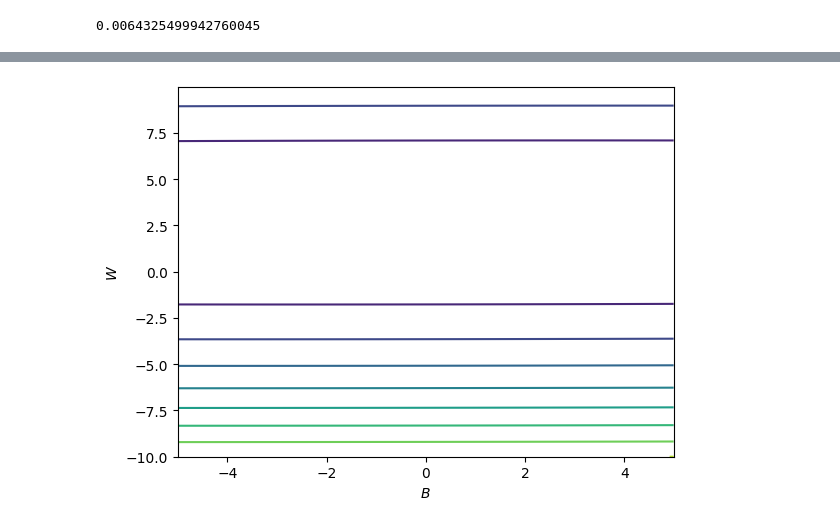
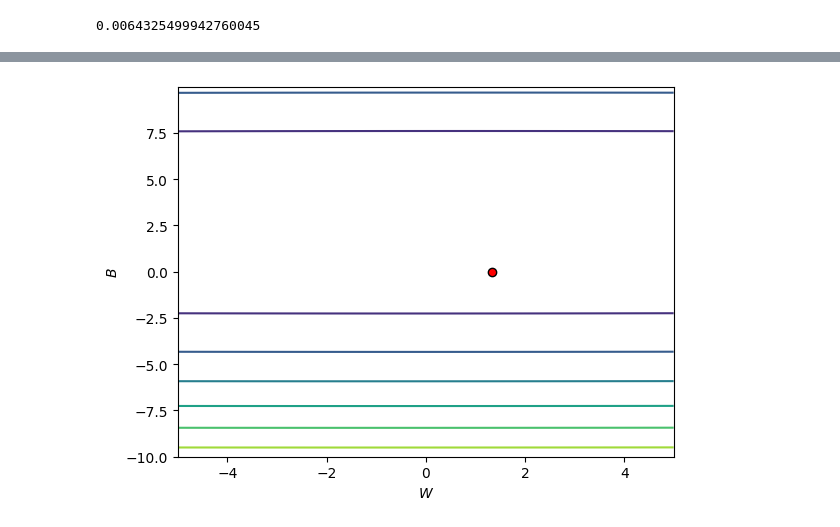
Before and after one commit to anoban/Supervised-Machine-Learning-Regression-and-Classification, a Jupyter notebook: anoban/Cost Function Intuition.ipynb, the cells around one changed output, grey strips where cells are left out. Cells and saved outputs as stored; diff of their text form; code cells hidden in the pictures.

```diff
--- a/anoban/Cost Function Intuition.ipynb
+++ b/anoban/Cost Function Intuition.ipynb
@@ -323,7 +323,8 @@ plt.show()
 # LET'S LOOK AT A POOR APPROPRIATION OF A MODEL
 
 X = np.random.randint(low = -100, high = 100, size = 500)
-M = 1.32654
+W = 1.32654
+B = 0
 Y = M * X + np.random.normal(loc = 0, scale = 20, size = 500)  # B is implicitly 0, as we use a 0 centred normal distribution
 # %%
 fig, axes = plt.subplots()
@@ -372,15 +373,18 @@ plt.show()
 # %%
 # the 3D plot shows that the cost doesn't change much with B, the bias term for this model (true)
-# and the contour plot is in agreement with that too, as the lines run parallel to the x axis (B)
+# SO, INSTEAD OF A SINGLE POINT WHERE THE COST FUNCTION IS LOWEST, WE HAVE A STRAIGHT LINE THAT RUNS PARALLEL TO THE B AXIS
+# THAT HOUSES ALL POINTS IN THIS 3D PLOT WHERE THE COST FUNCTION IS LOWEST
+# and the contour plot is in agreement with that too, as the lines run parallel to the x axis (W)
 # B has no significant impact on the cost!
 
 fig, axes = plt.subplots()
 axes.contour(w_candidates, b_candidates, e)
-axes.set_xlabel('$B$')
-axes.set_ylabel('$W$')
+axes.scatter(W, B, color = "red", edgecolor = "black")
+axes.set_xlabel('$W$')
+axes.set_ylabel('$B$')
 plt.show()
 # %% [output]
-[figure, old version]
+[figure, new version]
 # %%
 # our predictior values are in the range of -100 to 100
 # and the candidates for slope are in the range of -5 to 5
```
Also changed, not shown: parts of 18 cells of this notebook, 4 other files.
